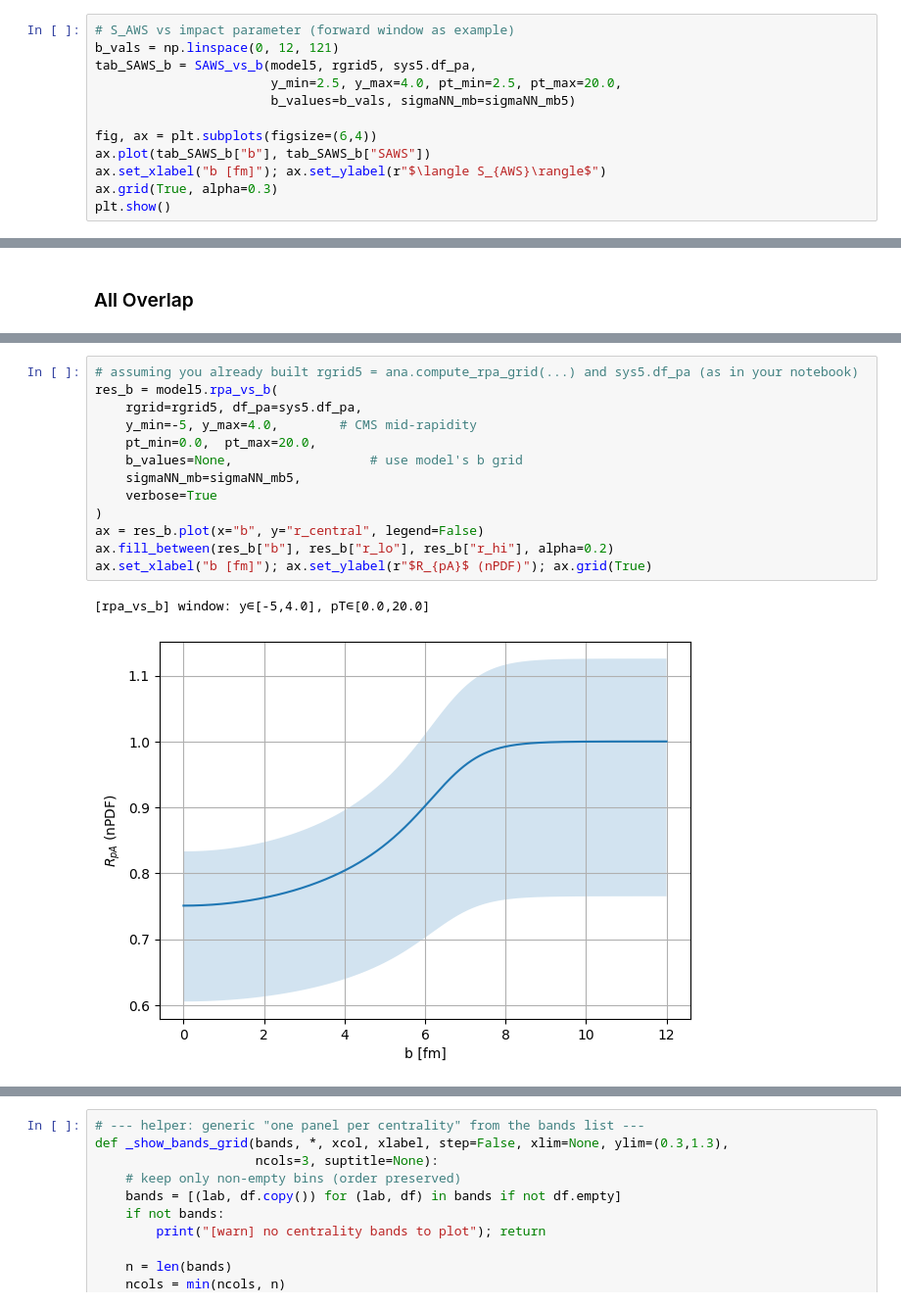
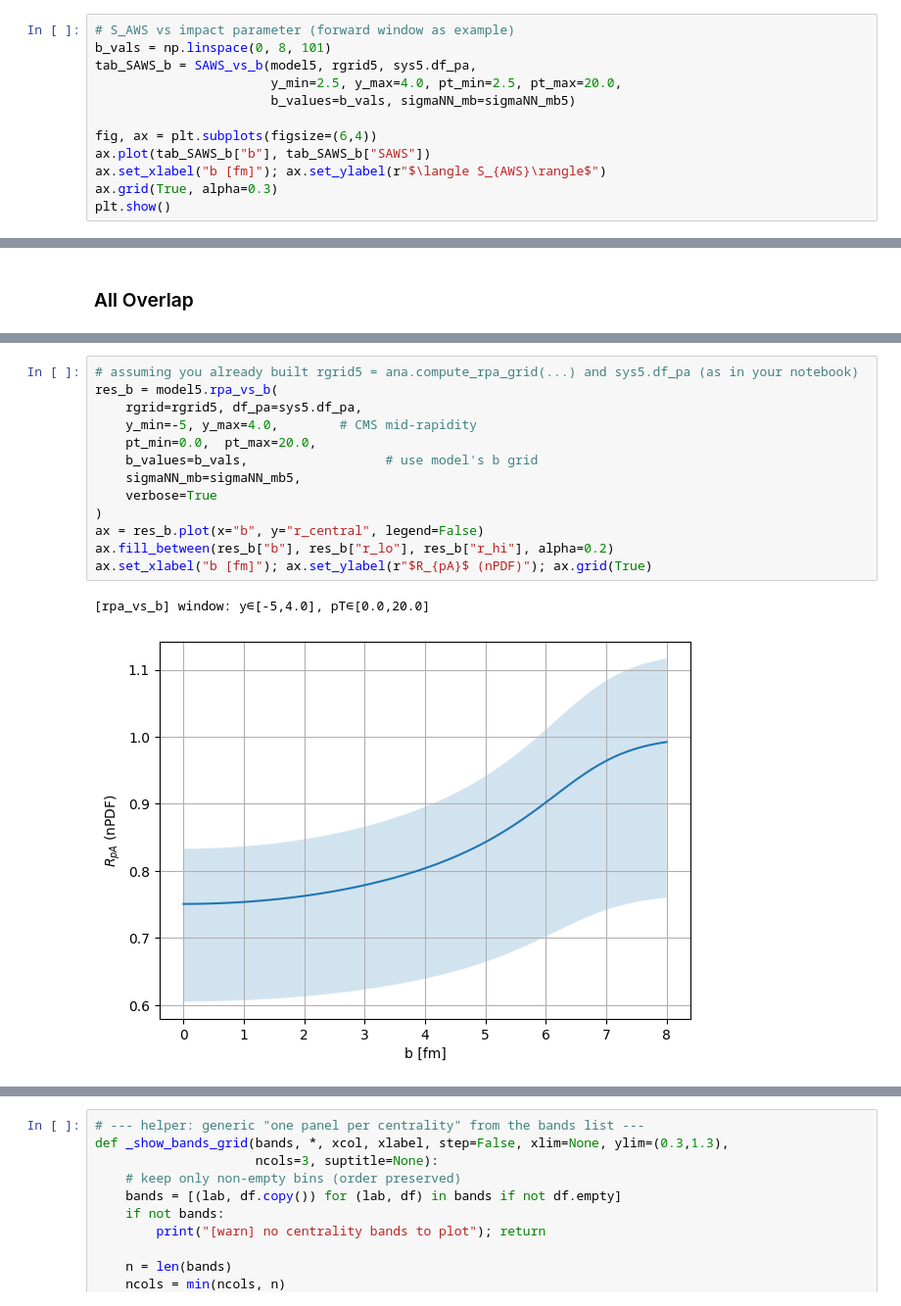
Before and after one commit to sabinthapa100/charmonia_combined_analysis, a Jupyter notebook: nPDF_Centrality.ipynb, the cells around one changed output, grey strips where cells are left out. Shown at 98% size. Cells and saved outputs as stored; diff of their text form.

```diff
--- a/nPDF_Centrality.ipynb
+++ b/nPDF_Centrality.ipynb
@@ -495,7 +495,7 @@ def SAWS_vs_b(model, rgrid, pa_df, y_min, y_max, pt_min, pt_max,
     return pd.DataFrame(rows)
 # %%
 # S_AWS vs impact parameter (forward window as example)
-b_vals = np.linspace(0, 12, 121)
+b_vals = np.linspace(0, 8, 101)
 tab_SAWS_b = SAWS_vs_b(model5, rgrid5, sys5.df_pa,
                        y_min=2.5, y_max=4.0, pt_min=2.5, pt_max=20.0,
                        b_values=b_vals, sigmaNN_mb=sigmaNN_mb5)
@@ -550,19 +582,19 @@ plt.show()
 # %%
 # assuming you already built rgrid5 = ana.compute_rpa_grid(...) and sys5.df_pa (as in your notebook)
 res_b = model5.rpa_vs_b(
     rgrid=rgrid5, df_pa=sys5.df_pa,
     y_min=-5, y_max=4.0,        # CMS mid-rapidity
     pt_min=0.0,  pt_max=20.0,
-    b_values=None,                  # use model's b grid
+    b_values=b_vals,                  # use model's b grid
     sigmaNN_mb=sigmaNN_mb5,
     verbose=True
 )
 ax = res_b.plot(x="b", y="r_central", legend=False)
 ax.fill_between(res_b["b"], res_b["r_lo"], res_b["r_hi"], alpha=0.2)
 ax.set_xlabel("b [fm]"); ax.set_ylabel(r"$R_{pA}$ (nPDF)"); ax.grid(True)
 # %% [output]
 [rpa_vs_b] window: y∈[-5,4.0], pT∈[0.0,20.0]
-[figure, old version]
+[figure, new version]
 # %%
 # Vs N_part:
 ax2 = res_b.plot(x="N_part", y="r_central", legend=False)
```
Also changed, not shown: parts of 19 cells of this notebook, 10 other files.
